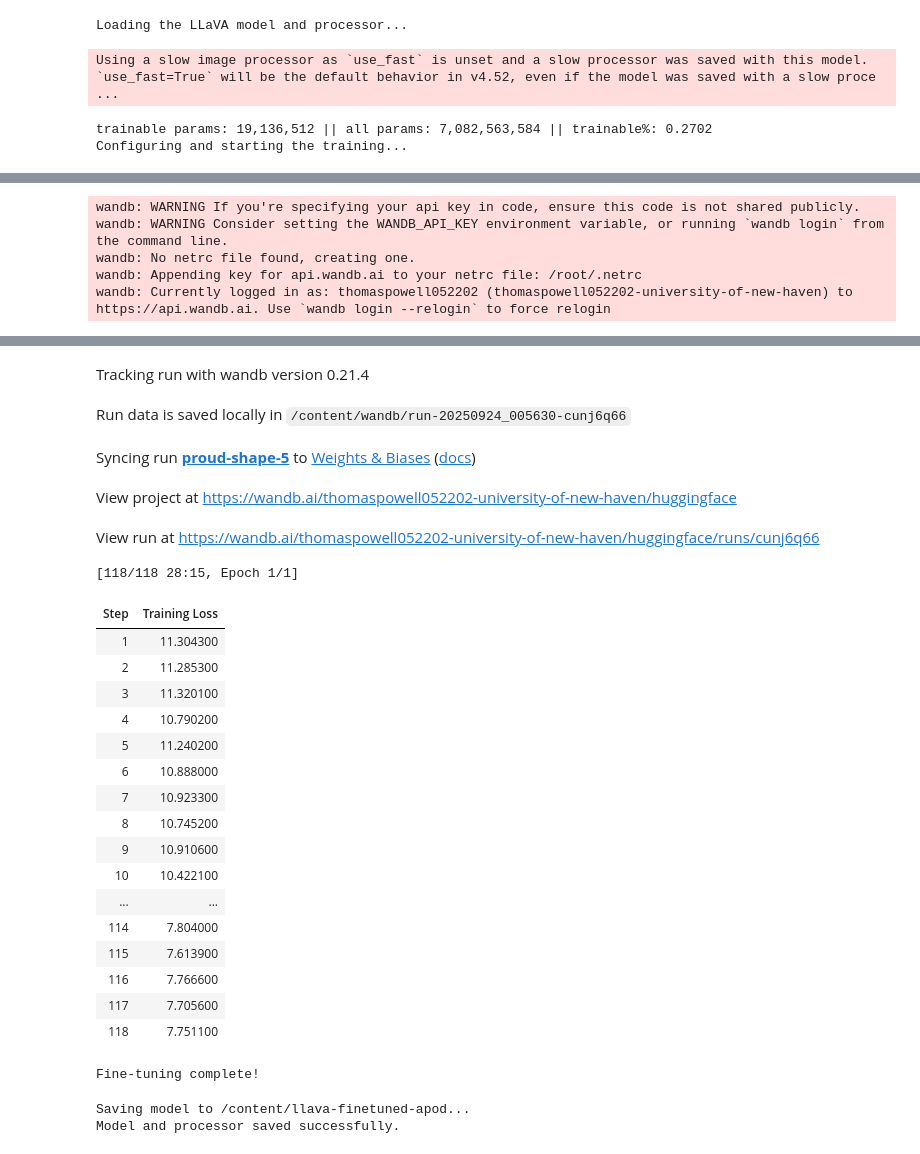
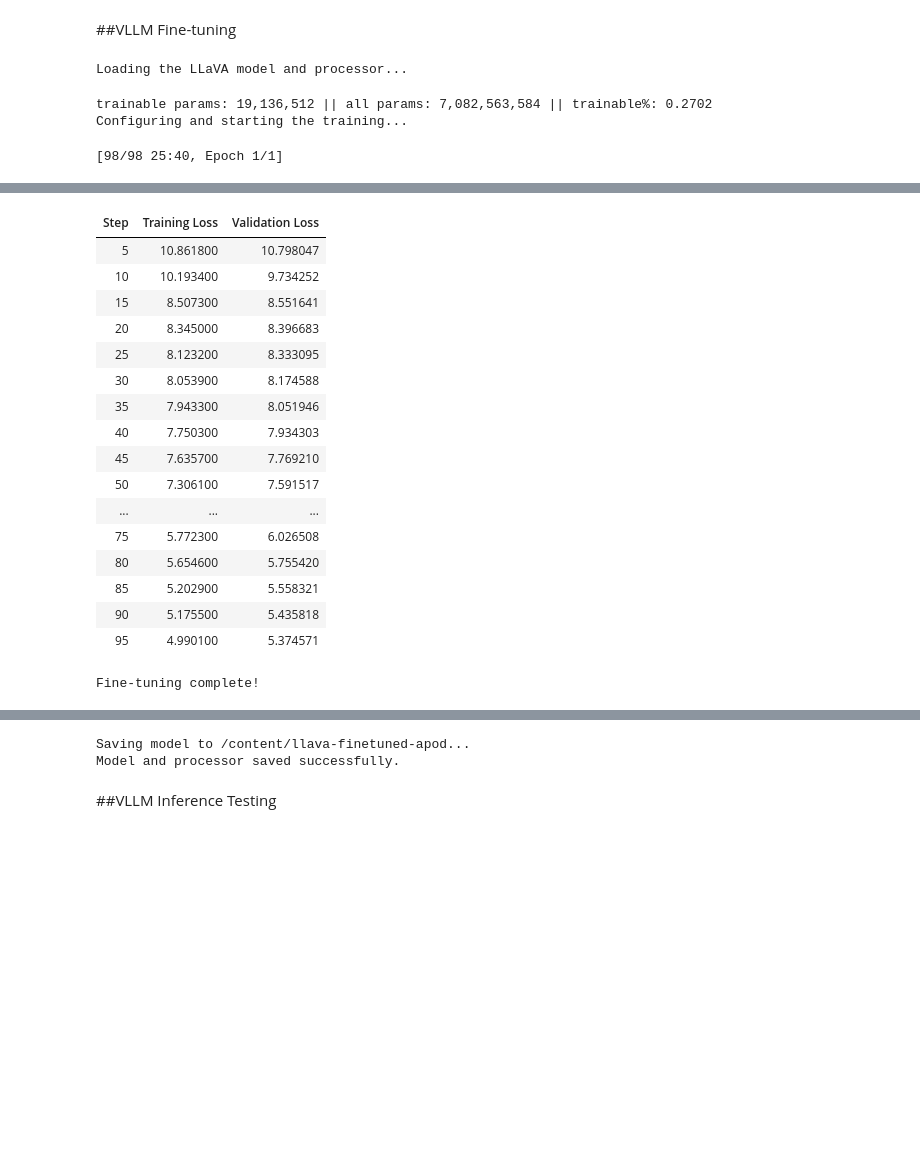
Before and after one commit to tpowell48/AstroGuide, a Jupyter notebook: VLLM/LLaVA_Finetuning.ipynb, the cells around one changed output, grey strips where cells are left out. Saved outputs shown, nothing was run; the diff lists cells and outputs as text; code cells hidden in the pictures; blank space fills up the shorter version.

Commit message:
Optimized model fine-tuning processes, implemented evaluation methods, added model response scoring techniques

```diff
--- a/VLLM/LLaVA_Finetuning.ipynb
+++ b/VLLM/LLaVA_Finetuning.ipynb
@@ -48,3 +79,5 @@ Dataset prepared:
+# %% [markdown]
+##VLLM Fine-tuning
 # %%
 # --- Load the Model and Processor ---
 print("Loading the LLaVA model and processor...")
@@ -105,22 +138,30 @@ class LLaVADataCollator:
 print("Configuring and starting the training...")
 training_args = TrainingArguments(
     output_dir="llava_apod_finetuned",
-    learning_rate=1.4e-5,
+    learning_rate=2.0e-5,
     num_train_epochs=1,
-    per_device_train_batch_size=16,
-    gradient_accumulation_steps=1,
+    per_device_train_batch_size=2,
+    gradient_accumulation_steps=8,
     logging_steps=1,
     save_total_limit=1,
     bf16=True,
     dataloader_num_workers=4,
     remove_unused_columns=False,
+    eval_strategy="steps",
+    save_strategy="steps",
+    eval_steps = 5,
+    save_steps = 5,
+    load_best_model_at_end=True,
+    metric_for_best_model="eval_loss",
 )
 
 trainer = Trainer(
     model=model,
     args=training_args,
-    train_dataset=LLaVADataset(dataset),
+    train_dataset=LLaVADataset(train_dataset),
+    eval_dataset=LLaVADataset(val_dataset),
     data_collator=LLaVADataCollator(processor),
+    callbacks=[EarlyStoppingCallback(early_stopping_patience=3, early_stopping_threshold=0.01)]
 )
 
 # Start the fine-tuning process
@@ -129,6 +170,6 @@ trainer.train()
 print("Fine-tuning complete!")
 # %% [output]
 Loading the LLaVA model and processor...
-Using a slow image processor as `use_fast` is unset and a slow processor was saved with this model. `use_fast=True` will be the default behavior in v4.52, even if the model was saved with a slow proce ...
+trainable params: 19,136,512 || all params: 7,082,563,584 || trainable%: 0.2702
+Configuring and starting the training...
-trainable params: 19,136,512 || all params: 7,082,563,584 || trainable%: 0.2702
-Configuring and starting the training...
+[98/98 25:40, Epoch 1/1]
@@ -136,5 +176,18 @@ Configuring and starting the training...
+| Step | Training Loss | Validation Loss |
+| 5 | 10.861800 | 10.798047 |
+| 10 | 10.193400 | 9.734252 |
+| 15 | 8.507300 | 8.551641 |
+| 20 | 8.345000 | 8.396683 |
+| 25 | 8.123200 | 8.333095 |
+| 30 | 8.053900 | 8.174588 |
+| 35 | 7.943300 | 8.051946 |
+| 40 | 7.750300 | 7.934303 |
+| 45 | 7.635700 | 7.769210 |
+| 50 | 7.306100 | 7.591517 |
+| ... | ... | ... |
+| 75 | 5.772300 | 6.026508 |
+| 80 | 5.654600 | 5.755420 |
+| 85 | 5.202900 | 5.558321 |
+| 90 | 5.175500 | 5.435818 |
+| 95 | 4.990100 | 5.374571 |
-wandb: WARNING If you're specifying your api key in code, ensure this code is not shared publicly.
-wandb: WARNING Consider setting the WANDB_API_KEY environment variable, or running `wandb login` from the command line.
-wandb: No netrc file found, creating one.
-wandb: Appending key for api.wandb.ai to your netrc file: /root/.netrc
-wandb: Currently logged in as: thomaspowell052202 (thomaspowell052202-university-of-new-haven) to https://api.wandb.ai. Use `wandb login --relogin` to force relogin
+Fine-tuning complete!
@@ -142,27 +194,3 @@ wandb: Currently logged in as: thomaspowell052202 (thomaspowell052202-university
-Tracking run with wandb version 0.21.4
-Run data is saved locally in /content/wandb/run-20250924_005630-cunj6q66
-Syncing run proud-shape-5 to Weights & Biases (docs)
-View project at https://wandb.ai/thomaspowell052202-university-of-new-haven/huggingface
-View run at https://wandb.ai/thomaspowell052202-university-of-new-haven/huggingface/runs/cunj6q66
-[118/118 28:15, Epoch 1/1]
-| Step | Training Loss |
-| 1 | 11.304300 |
-| 2 | 11.285300 |
-| 3 | 11.320100 |
-| 4 | 10.790200 |
-| 5 | 11.240200 |
-| 6 | 10.888000 |
-| 7 | 10.923300 |
-| 8 | 10.745200 |
-| 9 | 10.910600 |
-| 10 | 10.422100 |
-| ... | ... |
-| 114 | 7.804000 |
-| 115 | 7.613900 |
-| 116 | 7.766600 |
-| 117 | 7.705600 |
-| 118 | 7.751100 |
-Fine-tuning complete!
 # %%
 # Save the fine-tuned adapter weights to a directory
 SAVED_MODEL_PATH = "/content/llava-finetuned-apod"
@@ -176,6 +204,8 @@ print("Model and processor saved successfully.")
 # %% [output]
 Saving model to /content/llava-finetuned-apod...
 Model and processor saved successfully.
+# %% [markdown]
+##VLLM Inference Testing
 # %%
 # --- Configuration ---
 # Path to the base model on Hugging Face
```
Also changed, not shown: parts of 11 cells of this notebook.
